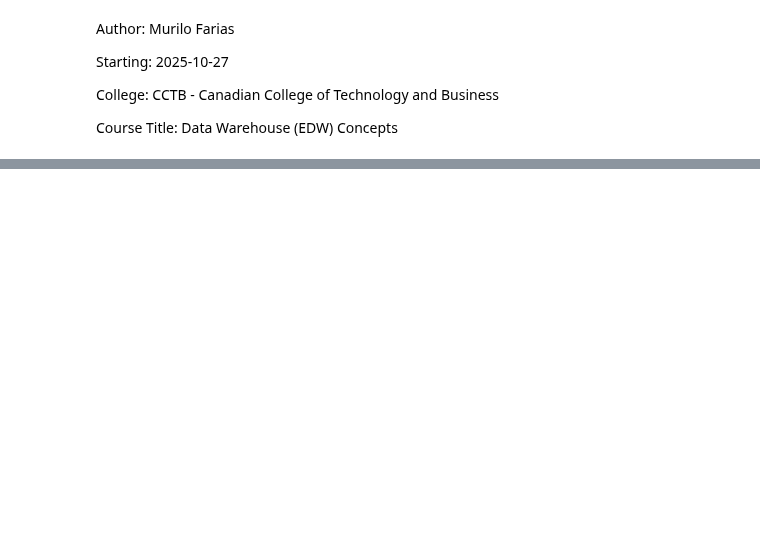
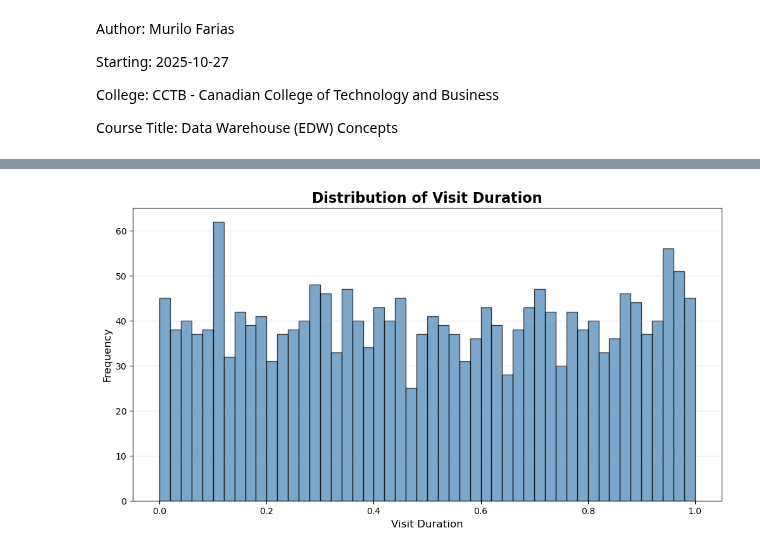
Before and after one commit to murilofarias10/Python, a Jupyter notebook: CLASSE_DEA110/Snowflake_projet/EDA-Final_Projet.ipynb, the cells around one changed output, grey strips where cells are left out. Drawn from its saved outputs; the diff is of its cells as text; code cells hidden in the pictures; blank space fills up the shorter version.

```diff
--- a/CLASSE_DEA110/Snowflake_projet/EDA-Final_Projet.ipynb
+++ b/CLASSE_DEA110/Snowflake_projet/EDA-Final_Projet.ipynb
@@ -66,11 +182,15 @@ plt.show()
 # %%
+%matplotlib inline
+
 # Distribution of Visit Duration
 fig, ax = plt.subplots(figsize=(12, 6))
 ax.hist(fact_shopping['VISITDURATION'], bins=50, color='steelblue', edgecolor='black', alpha=0.7)
 ax.set_title('Distribution of Visit Duration', fontsize=16, fontweight='bold')
 ax.set_xlabel('Visit Duration', fontsize=12)
 ax.set_ylabel('Frequency', fontsize=12)
 ax.grid(axis='y', alpha=0.3)
-st.pyplot(fig)
+plt.show()  # ← Changed from st.pyplot(fig)
+# %% [output]
+[figure, added]
 # %%
 print(dim_customer.head(5))
```
Also changed, not shown: parts of 27 cells of this notebook.
